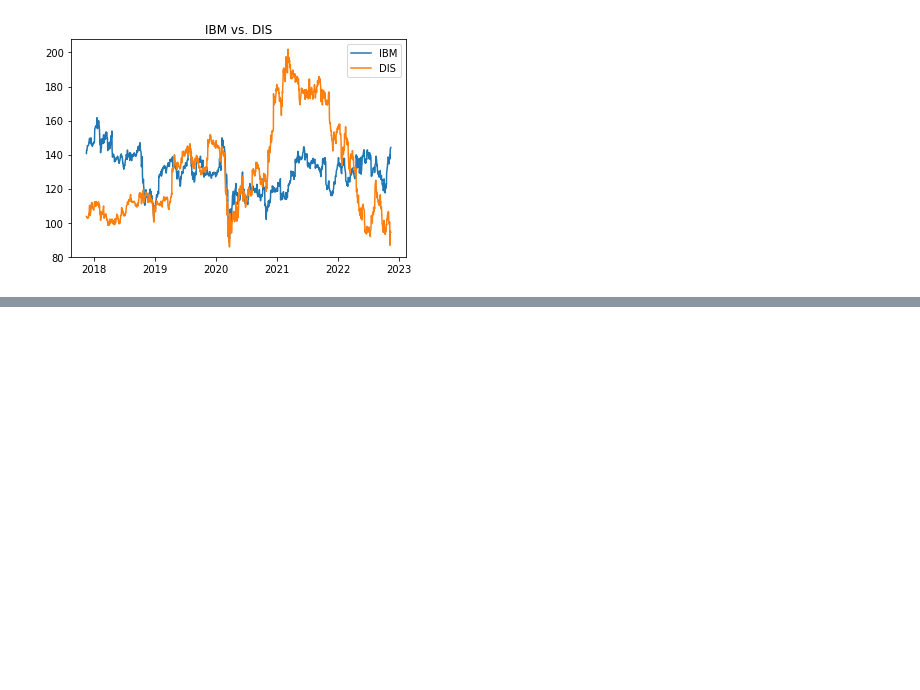
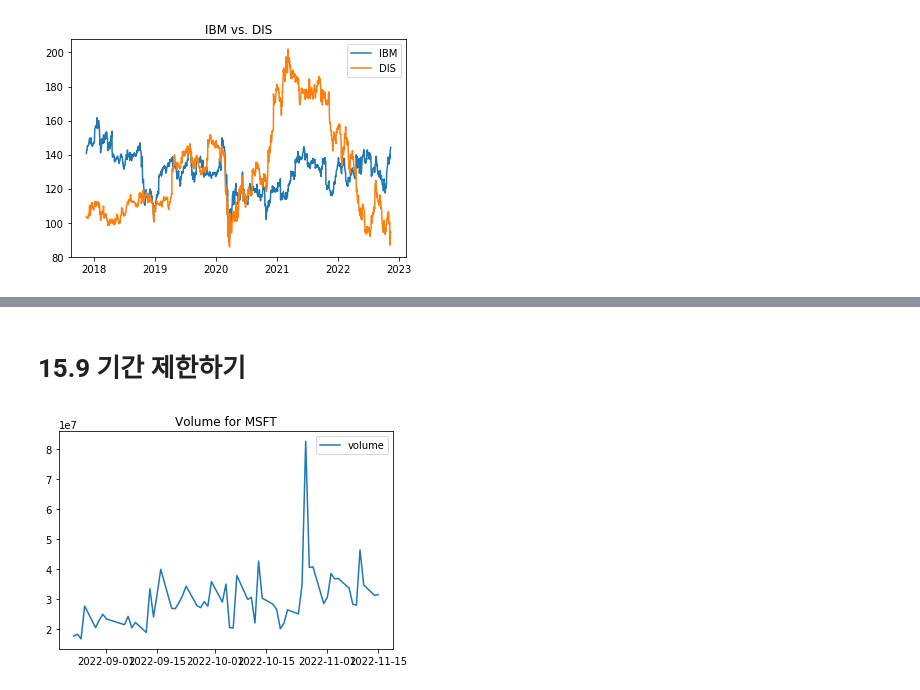
Before and after one commit to seturi/SuperchargedPython, a Jupyter notebook: Ch15.인터넷에서 금융 데이터 가져오기.ipynb, the cells around one changed output, grey strips where cells are left out. Cells and saved outputs as stored; diff of their text form; code cells hidden in the pictures; blank space fills up the shorter version.

```diff
--- a/Ch15.인터넷에서 금융 데이터 가져오기.ipynb
+++ b/Ch15.인터넷에서 금융 데이터 가져오기.ipynb
@@ -165,0 +218,18 @@ if __name__ == '__main__':
+# %% [markdown]
+# 15.9 기간 제한하기
+# %%
+def do_volume_plot(stock_df, name_str):
+    '''전달받은 주식의 일일 판매량인 데이터 프레임(stock_df)을 그래프로 그린다.
+    최근 60일 치 데이터를 그래프로 표현한다.
+    '''
+    stock_df = stock_df[-60:].reset_index()
+    makeplot(stock_df, 'Volume', 'volume')
+    plt.title('Volume for ' + name_str)
+    plt.show()
+
+# 메인 모듈이면 테스트를 수행한다.
+if __name__ == '__main__':
+    stock_df = load_stock('MSFT')
+    do_volume_plot(stock_df, 'MSFT')
+# %% [output]
+[figure, added]
```
Also changed, not shown: parts of 9 cells of this notebook, 2 other files.
